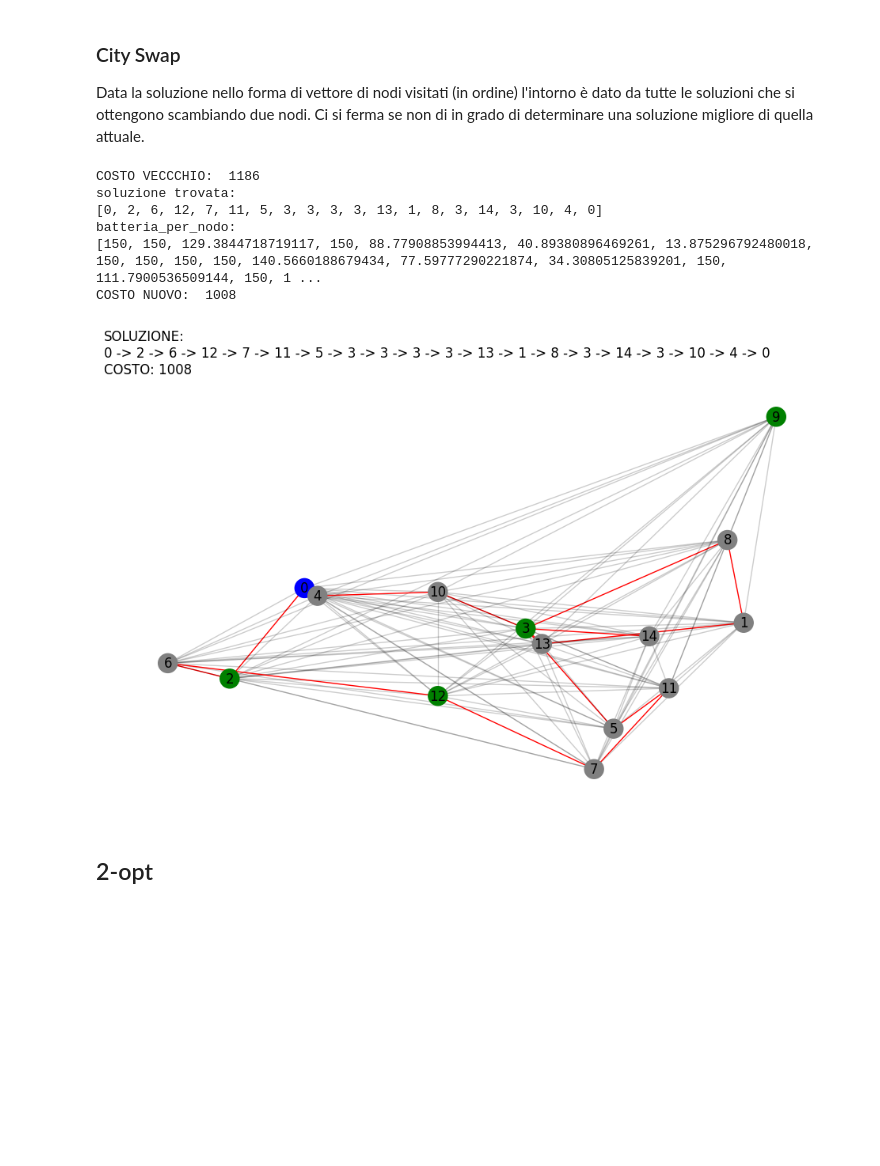
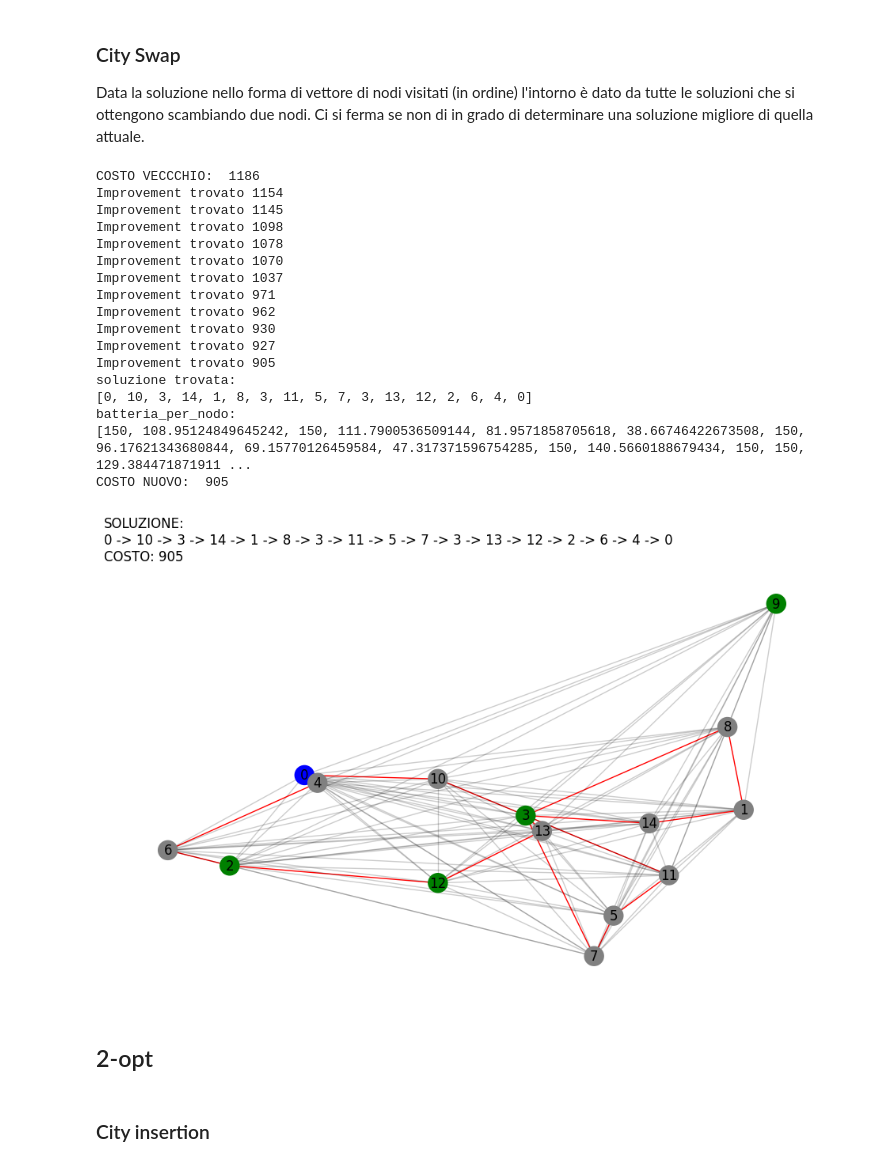
Before and after one commit to LorenzoColombi/G-TSP, a Jupyter notebook: GTSP.ipynb, the cells around one changed output. Drawn from its saved outputs; the diff is of its cells as text; code cells hidden in the pictures; blank space fills up the shorter version.

```diff
--- a/GTSP.ipynb
+++ b/GTSP.ipynb
@@ -550,38 +550,50 @@ soluzione, batteria_per_nodo = greedy_cheapest_insertion(G,batteria_max)
 soluzione, batteria_per_nodo = uf.add_colonnine_to_tour(G, soluzione, batteria_per_nodo, batteria_max)
 
 costo= uf.costo(G,soluzione, batteria_per_nodo)
 print("COSTO VECCCHIO: ", costo)
 
 #ricerca locale
-soluzione, batteria_per_nodo = local_2opt_swap(G, soluzione, batteria_per_nodo)
+soluzione, batteria_per_nodo = local_city_insertion(G, soluzione, batteria_per_nodo)
 
 
 #controllo se la soluzione siste
 if soluzione == None:
     print("soluzione non trovata. Batteria insufficiente per raggiungere tutti i clienti")
 else:
     print("soluzione trovata:")
     print(soluzione)
 
+    batteria_per_nodo= uf.calcolo_batteria_per_nodo(G, soluzione, batteria_max)
     print("batteria_per_nodo:")
     print(batteria_per_nodo)
 
     costo = uf.costo(G,soluzione, batteria_per_nodo)
     print("COSTO NUOVO: ", costo)
 
     #costo = uf.costo(G, soluzione, batteria_per_nodo)
     #print("costo: ", costo)
 
     #plot the solution
     uf.draw_solution(G, soluzione , costo)
 # %% [output]
 COSTO VECCCHIO:  1186
+Improvement trovato 1154
+Improvement trovato 1145
+Improvement trovato 1098
+Improvement trovato 1078
+Improvement trovato 1070
+Improvement trovato 1037
+Improvement trovato 971
+Improvement trovato 962
+Improvement trovato 930
+Improvement trovato 927
+Improvement trovato 905
 soluzione trovata:
-[0, 2, 6, 12, 7, 11, 5, 3, 3, 3, 3, 13, 1, 8, 3, 14, 3, 10, 4, 0]
+[0, 10, 3, 14, 1, 8, 3, 11, 5, 7, 3, 13, 12, 2, 6, 4, 0]
 batteria_per_nodo:
-[150, 150, 129.3844718719117, 150, 88.77908853994413, 40.89380896469261, 13.875296792480018, 150, 150, 150, 150, 140.5660188679434, 77.59777290221874, 34.30805125839201, 150, 111.7900536509144, 150, 1 ...
-COSTO NUOVO:  1008
+[150, 108.95124849645242, 150, 111.7900536509144, 81.9571858705618, 38.66746422673508, 150, 96.17621343680844, 69.15770126459584, 47.317371596754285, 150, 140.5660188679434, 150, 150, 129.384471871911 ...
+COSTO NUOVO:  905
-[figure, old version]
+[figure, new version]
 # %% [markdown]
 ## 2-opt
 # %%
@@ -648,3 +660,5 @@ def local_2opt_swap(G, soluzione, batteria_per_nodo):
         batteria_per_nodo_attuale = batteria_per_nodo_nuova
 
     return soluzione_nuova, batteria_per_nodo_nuova
+# %% [markdown]
+### City insertion
```
Also changed, not shown: parts of 1 cell of this notebook.
